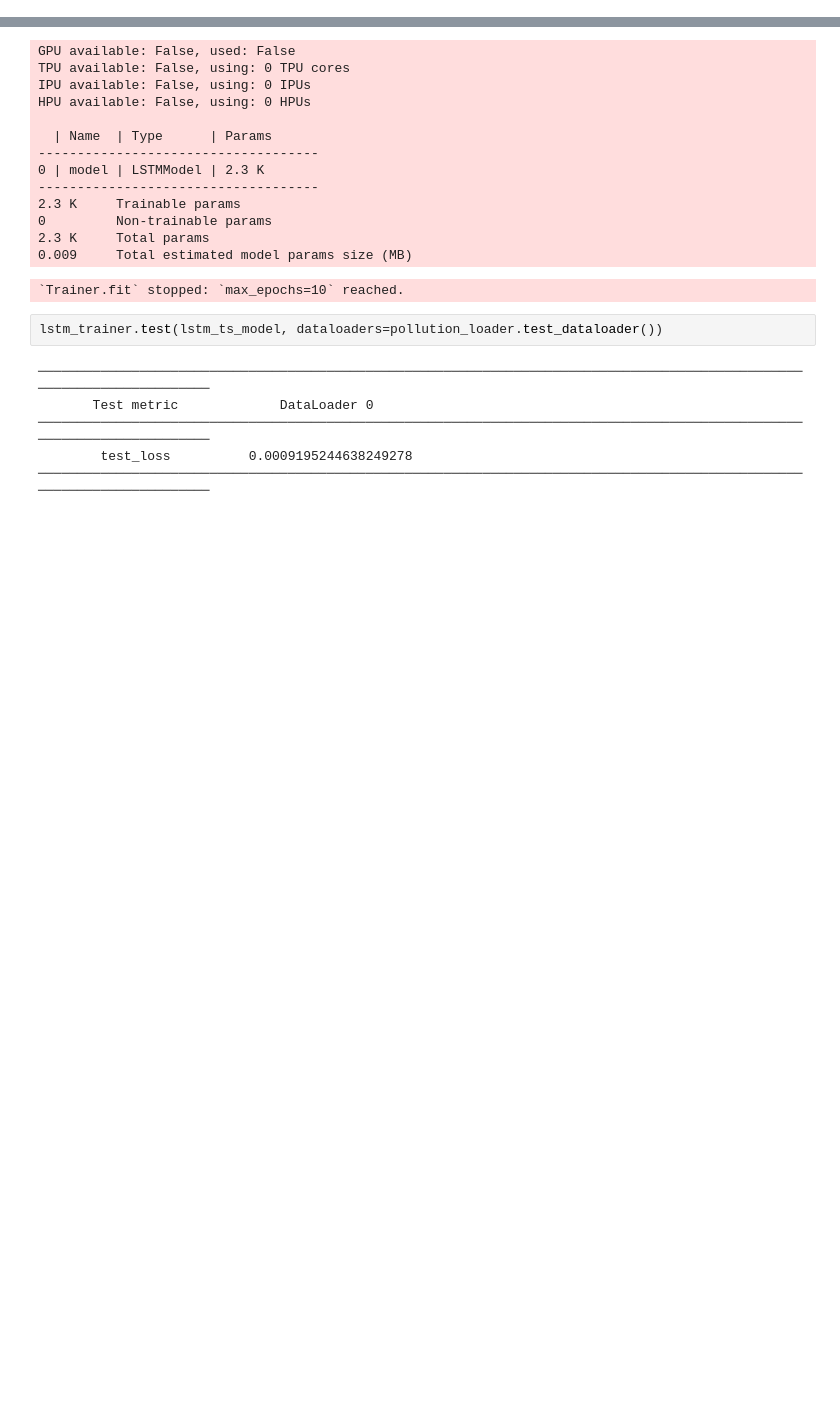
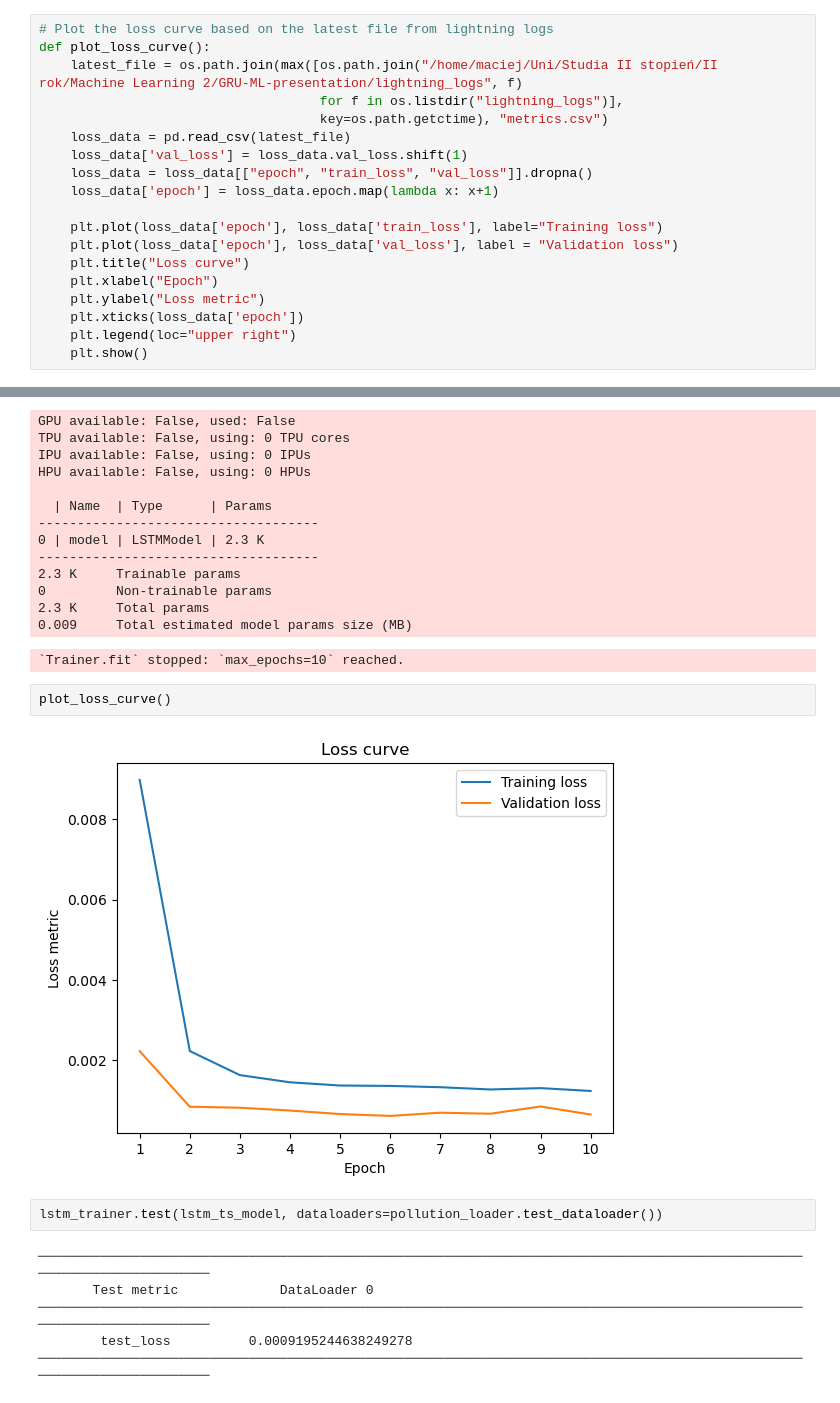
Before and after one commit to mrcljns/GRU-ML-presentation, a Jupyter notebook: gru_notebook.ipynb, the cells around one changed output, grey strips where cells are left out. Cells and saved outputs as stored; diff of their text form; blank space fills up the shorter version.

Commit message:
added loss curve plotting

```diff
--- a/gru_notebook.ipynb
+++ b/gru_notebook.ipynb
@@ -32,6 +33,25 @@ import matplotlib.dates as mdates
 from datetime import datetime
 
 device = torch.device('cuda' if torch.cuda.is_available() else 'cpu')
+# %%
+# Plot the loss curve based on the latest file from lightning logs
+def plot_loss_curve():
+    latest_file = os.path.join(max([os.path.join("/home/maciej/Uni/Studia II stopień/II rok/Machine Learning 2/GRU-ML-presentation/lightning_logs", f)
+                                    for f in os.listdir("lightning_logs")],
+                                    key=os.path.getctime), "metrics.csv")
+    loss_data = pd.read_csv(latest_file)
+    loss_data['val_loss'] = loss_data.val_loss.shift(1)
+    loss_data = loss_data[["epoch", "train_loss", "val_loss"]].dropna()
+    loss_data['epoch'] = loss_data.epoch.map(lambda x: x+1)
+
+    plt.plot(loss_data['epoch'], loss_data['train_loss'], label="Training loss")
+    plt.plot(loss_data['epoch'], loss_data['val_loss'], label = "Validation loss")
+    plt.title("Loss curve")
+    plt.xlabel("Epoch")
+    plt.ylabel("Loss metric")
+    plt.xticks(loss_data['epoch'])
+    plt.legend(loc="upper right")
+    plt.show()
 # %% [markdown]
 ## Exploring the dataset
 # %%
@@ -601,6 +654,10 @@ HPU available: False, using: 0 HPUs
 2.3 K     Total params
 0.009     Total estimated model params size (MB)
 `Trainer.fit` stopped: `max_epochs=10` reached.
+# %%
+plot_loss_curve()
+# %% [output]
+[figure, added]
 # %%
 lstm_trainer.test(lstm_ts_model, dataloaders=pollution_loader.test_dataloader())
 # %% [output]
```
Also changed, not shown: parts of 13 cells of this notebook.
